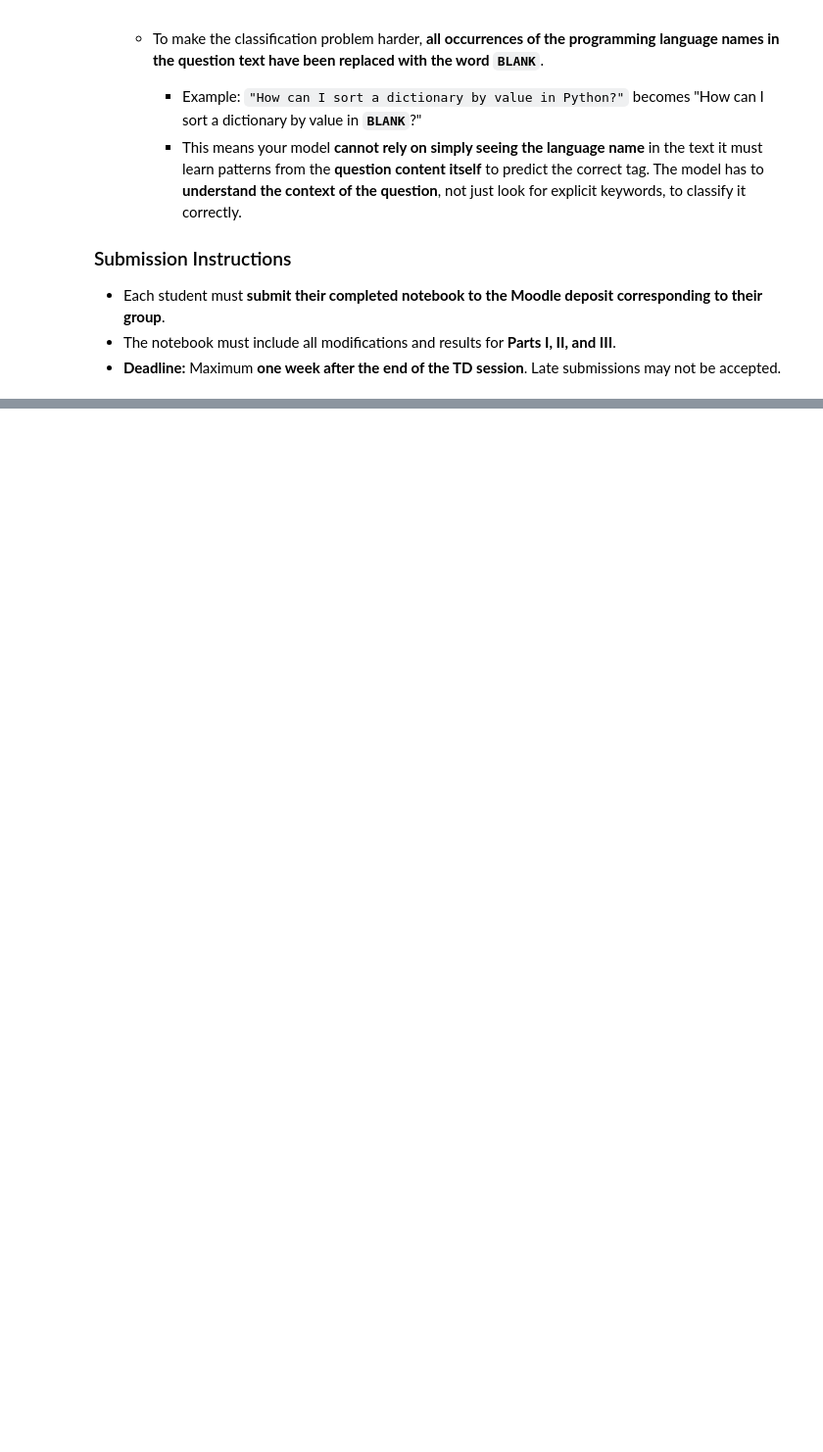
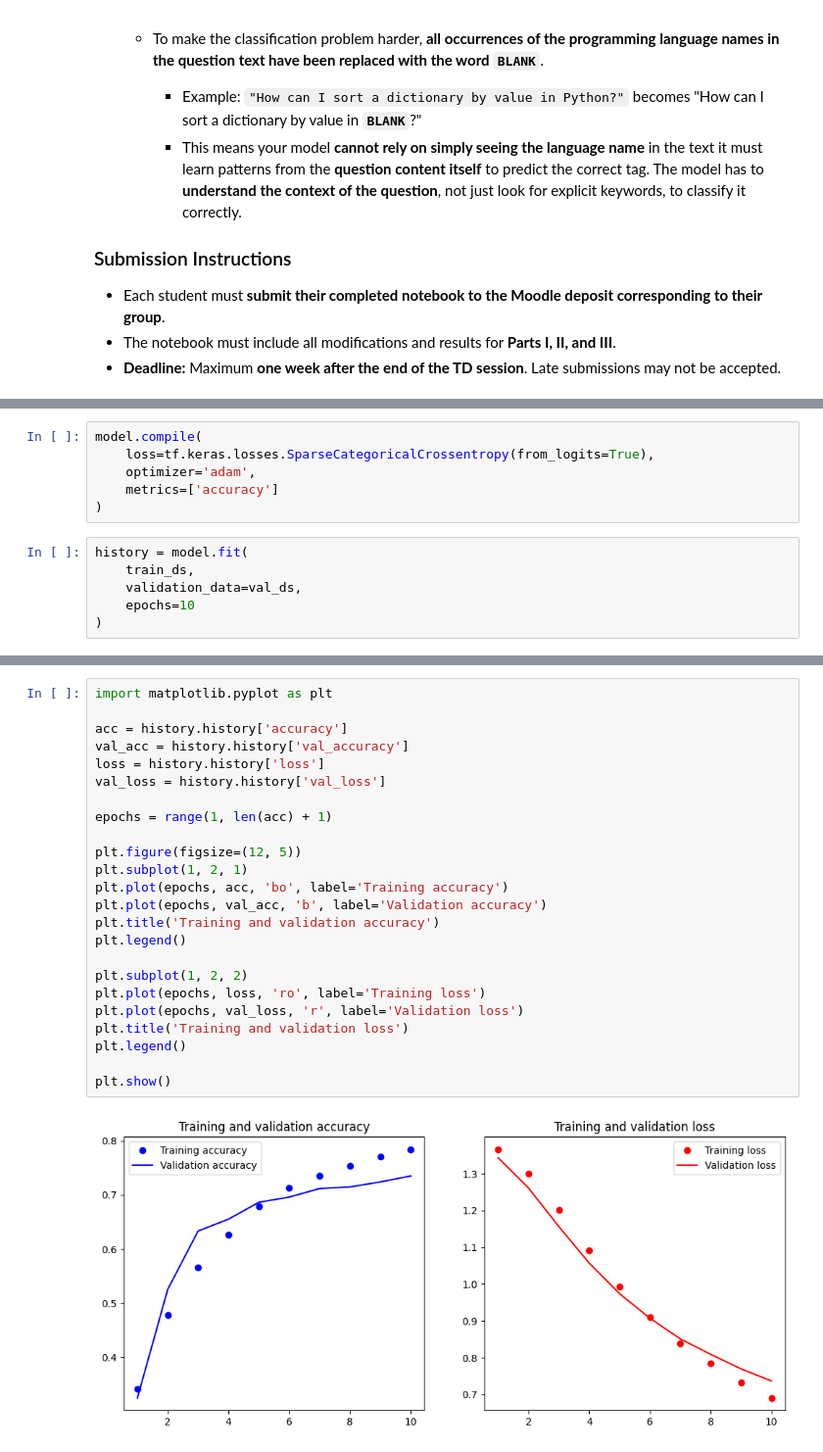
Before and after one commit to aurianemrcln/GenAI, a Jupyter notebook: TD1/RNN_Practical_Session.ipynb, the cells around one changed output, grey strips where cells are left out. Shown at 98% size. Saved outputs shown, nothing was run; the diff lists cells and outputs as text; blank space fills up the shorter version.

```diff
--- a/TD1/RNN_Practical_Session.ipynb
+++ b/TD1/RNN_Practical_Session.ipynb
@@ -1252,0 +1605,12 @@ In this final part, each student will **submit a completed Jupyter Notebook on M
+# %%
+model.compile(
+    loss=tf.keras.losses.SparseCategoricalCrossentropy(from_logits=True),
+    optimizer='adam',
+    metrics=['accuracy']
+)
+# %%
+history = model.fit(
+    train_ds,
+    validation_data=val_ds,
+    epochs=10
+)
@@ -1252,0 +1638,26 @@ In this final part, each student will **submit a completed Jupyter Notebook on M
+# %%
+import matplotlib.pyplot as plt
+
+acc = history.history['accuracy']
+val_acc = history.history['val_accuracy']
+loss = history.history['loss']
+val_loss = history.history['val_loss']
+
+epochs = range(1, len(acc) + 1)
+
+plt.figure(figsize=(12, 5))
+plt.subplot(1, 2, 1)
+plt.plot(epochs, acc, 'bo', label='Training accuracy')
+plt.plot(epochs, val_acc, 'b', label='Validation accuracy')
+plt.title('Training and validation accuracy')
+plt.legend()
+
+plt.subplot(1, 2, 2)
+plt.plot(epochs, loss, 'ro', label='Training loss')
+plt.plot(epochs, val_loss, 'r', label='Validation loss')
+plt.title('Training and validation loss')
+plt.legend()
+
+plt.show()
+# %% [output]
+[figure, added]
```
Also changed, not shown: parts of 66 cells of this notebook, 2 other files.
